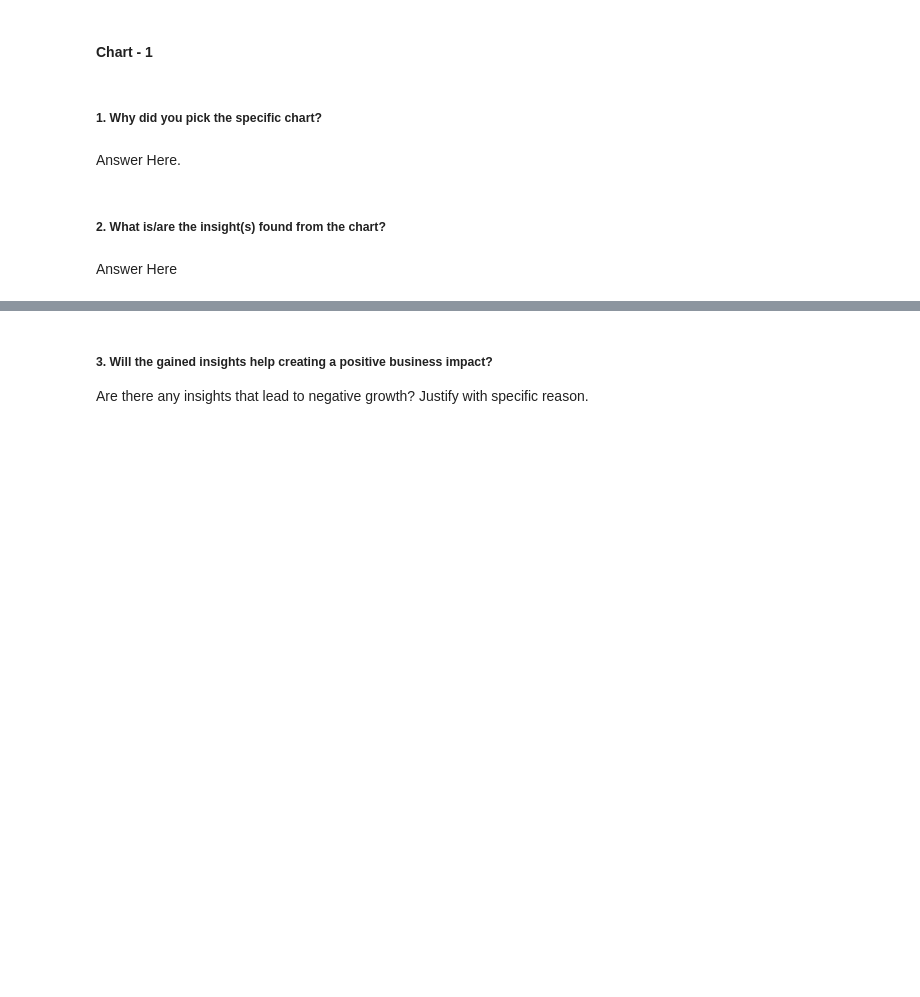
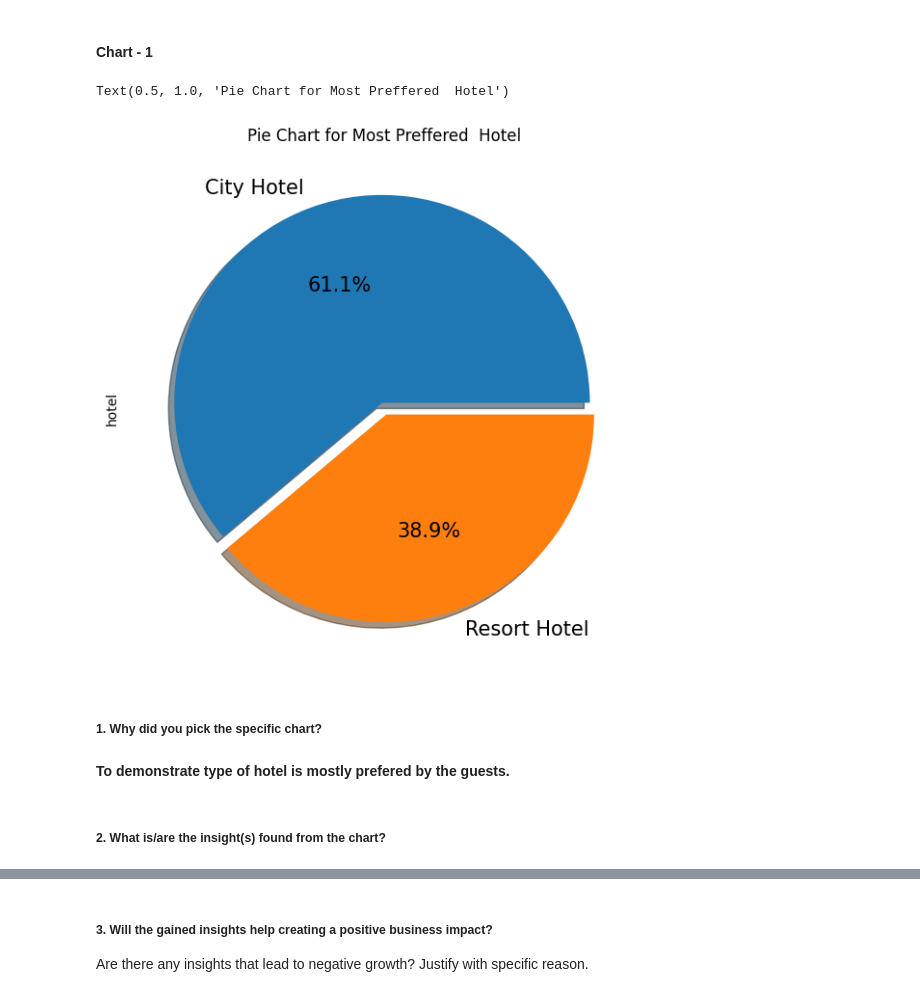
Before and after one commit to shubham19nijwala/EDA-Hotel_Booking, a Jupyter notebook: EDA_on_Hotel_Booking.ipynb, the cells around one changed output, grey strips where cells are left out. Saved outputs shown, nothing was run; the diff lists cells and outputs as text; code cells hidden in the pictures; blank space fills up the shorter version.

```diff
--- a/EDA_on_Hotel_Booking.ipynb
+++ b/EDA_on_Hotel_Booking.ipynb
@@ -294,0 +369,6 @@ dtype: object
+# %%
+#creating new column 'revenue':
+#revenue generated = total_stay_in_nights  * adr
+# where, adr : Average Daily Rate, as defined by dividing the sum of all lodging transactions by the total number of staying nights
+hotel_df['revenue'] = hotel_df['total_stay_in_nights'] *hotel_df['adr']
+hotel_df['revenue']
@@ -294,0 +396,4 @@ dtype: object
+# %%
+# adding  column  'total_guest' coming for each booking:
+hotel_df['total_guest'] = hotel_df['adults'] + hotel_df['children'] + hotel_df['babies']
+hotel_df['total_guest'].sum()
@@ -294,0 +402,5 @@ dtype: object
+# %%
+# for understanding, from col 'is_canceled': we will replace the value from (0,1) to not_canceled, is canceled.
+
+hotel_df['is_canceled'] = hotel_df['is_canceled'].replace([0,1], ['not canceled', 'is canceled'])
+hotel_df['is_canceled']
@@ -294,0 +420,4 @@ dtype: object
+# %%
+#Same for 'is_repeated_guest' col
+hotel_df['is_repeated_guest'] = hotel_df['is_repeated_guest'].replace([0,1], ['not repeated', 'repeated'])
+hotel_df['is_repeated_guest']
@@ -305,8 +473,14 @@ Answer Here.
+# %%
+# Chart - 1 visualization code
+# Visualizsing the by pie chart.
+hotel_df['hotel'].value_counts().plot.pie(explode=[0.03, 0.03], autopct='%1.1f%%', shadow=True, figsize=(9,7),fontsize=15)
+plt.title('Pie Chart for Most Preffered  Hotel')
+# %% [output]
+Text(0.5, 1.0, 'Pie Chart for Most Preffered  Hotel')
+[figure, added]
 # %% [markdown]
 ##### 1. Why did you pick the specific chart?
-# %% [markdown]
-Answer Here.
+# %% [markdown]
+**To demonstrate type of hotel is mostly prefered by the guests.**
 # %% [markdown]
 ##### 2. What is/are the insight(s) found from the chart?
-# %% [markdown]
-Answer Here
```
Also changed, not shown: parts of 41 cells of this notebook.
